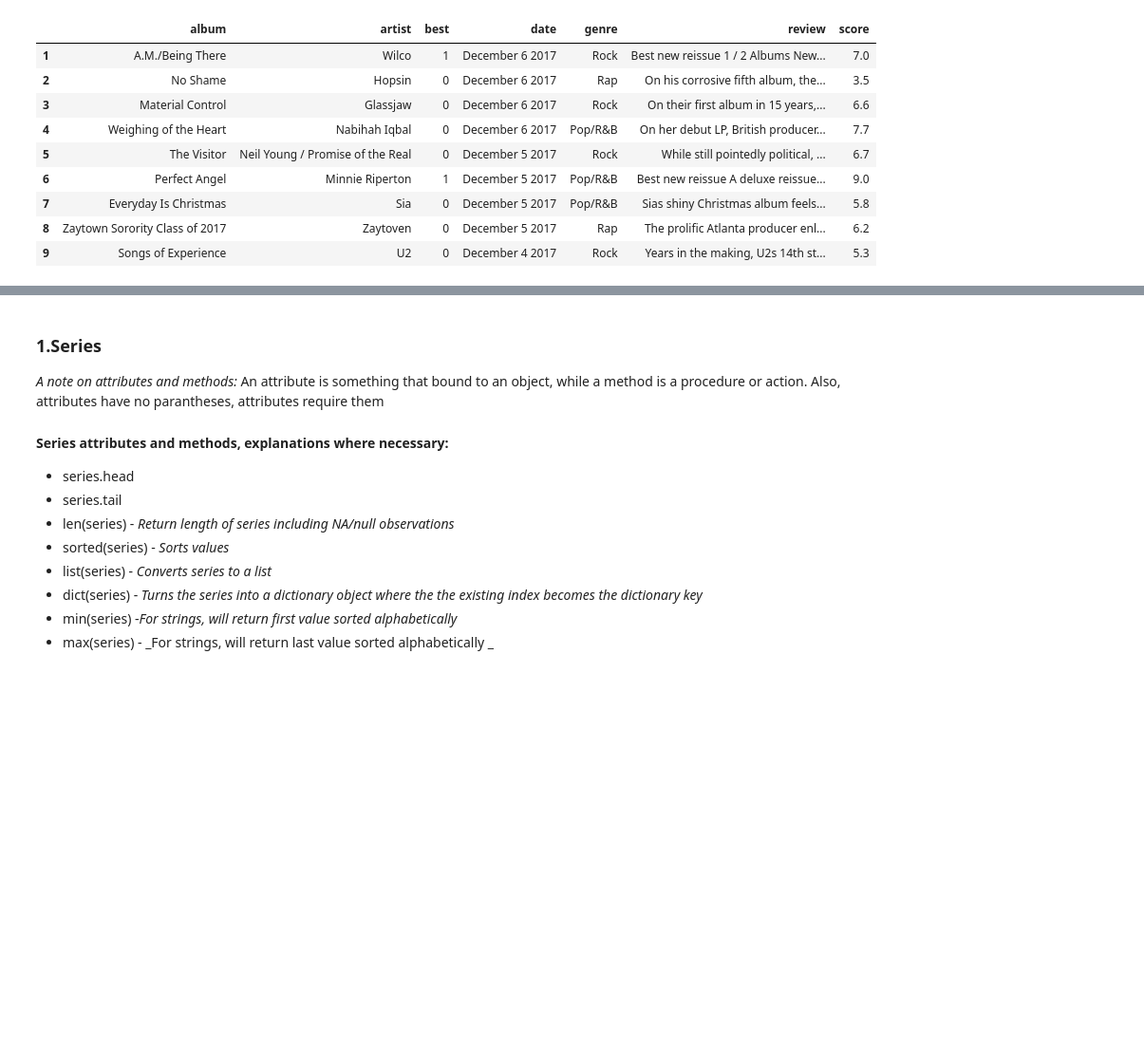
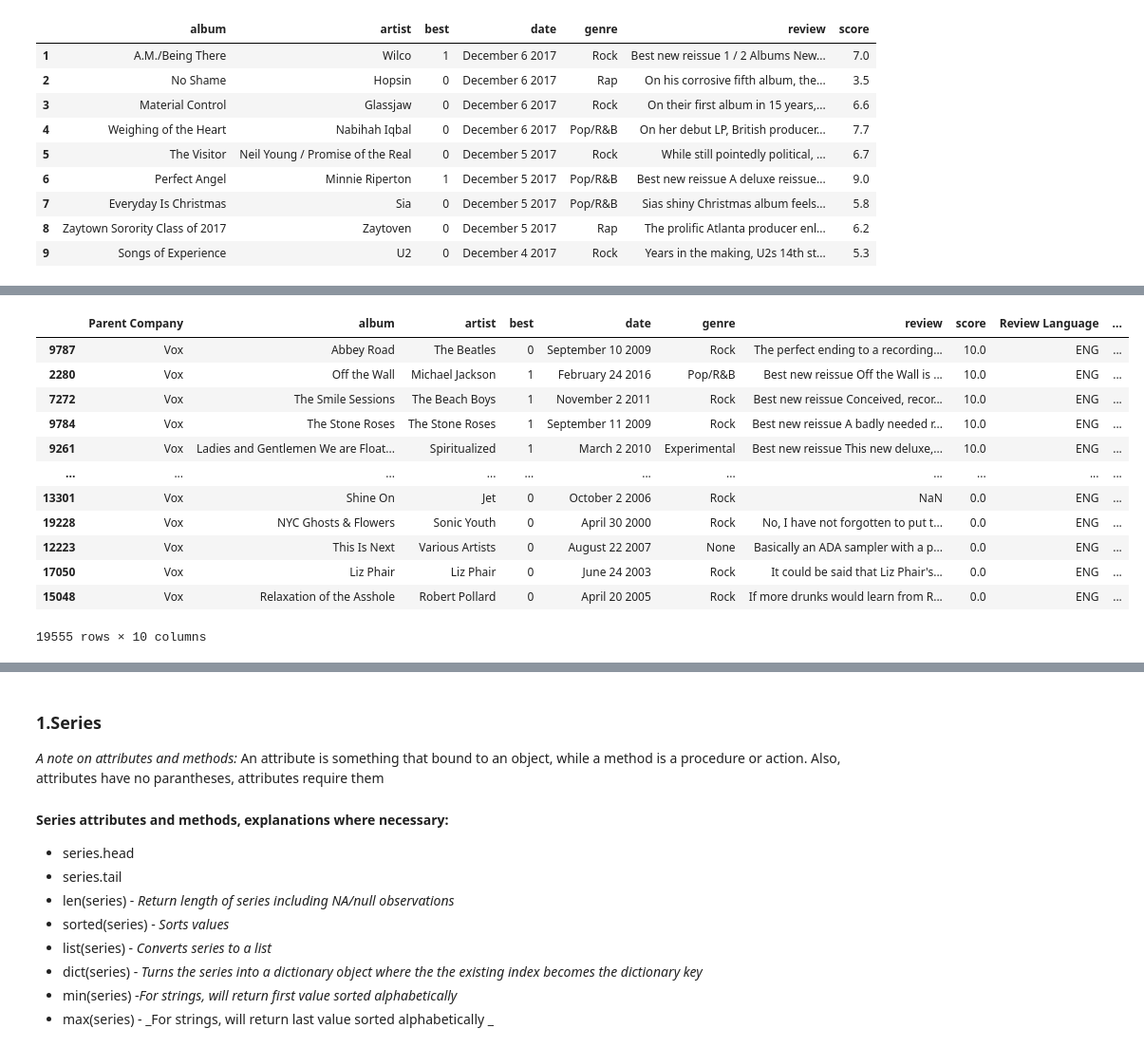
Before and after one commit to rsolter/Udemy-Courses, a Jupyter notebook: Udemy - Data Analysis with Pandas and Python/Summary.ipynb, the cells around one changed output, grey strips where cells are left out. Shown at 95% size. Saved outputs shown, nothing was run; the diff lists cells and outputs as text; code cells hidden in the pictures; blank space fills up the shorter version.

```diff
--- a/Udemy - Data Analysis with Pandas and Python/Summary.ipynb
+++ b/Udemy - Data Analysis with Pandas and Python/Summary.ipynb
@@ -150,0 +279,4 @@ AttributeError: 'float' object has no attribute 'split'
+# %%
+# multiple columns
+p4k.drop(["Review Language","Parent Company","score_rank"], axis="columns",inplace=True)
+p4k
@@ -150,0 +439,5 @@ AttributeError: 'float' object has no attribute 'split'
+# %%
+p4k.sort_values("score",
+               ascending=False, # default is ascending=True
+               na_position="first", # position of na values. options include "first","last"
+               inplace=True) # argument to replace 'p4k' dataframe with sorted output
@@ -150,0 +460,3 @@ AttributeError: 'float' object has no attribute 'split'
+# %%
+p4k.sort_index(inplace=True) # reverting to original dataframe by sorting by index
+p4k
@@ -150,0 +511,18 @@ AttributeError: 'float' object has no attribute 'split'
+# %%
+# Adding score_rank to the dataframe as a new column
+p4k['score_rank']=p4k['score'].rank(method='min',ascending=False)
+p4k.sort_values("score_rank", ascending=True, na_position="first")
+# %% [output]
+|  | Parent Company | album | artist | best | date | genre | review | score | Review Language | ... |
+| 9787 | Vox | Abbey Road | The Beatles | 0 | September 10 2009 | Rock | The perfect ending to a recording... | 10.0 | ENG | ... |
+| 2280 | Vox | Off the Wall | Michael Jackson | 1 | February 24 2016 | Pop/R&B | Best new reissue Off the Wall is ... | 10.0 | ENG | ... |
+| 7272 | Vox | The Smile Sessions | The Beach Boys | 1 | November 2 2011 | Rock | Best new reissue Conceived, recor... | 10.0 | ENG | ... |
+| 9784 | Vox | The Stone Roses | The Stone Roses | 1 | September 11 2009 | Rock | Best new reissue A badly needed r... | 10.0 | ENG | ... |
+| 9261 | Vox | Ladies and Gentlemen We are Float... | Spiritualized | 1 | March 2 2010 | Experimental | Best new reissue This new deluxe,... | 10.0 | ENG | ... |
+| ... | ... | ... | ... | ... | ... | ... | ... | ... | ... | ... |
+| 13301 | Vox | Shine On | Jet | 0 | October 2 2006 | Rock | NaN | 0.0 | ENG | ... |
+| 19228 | Vox | NYC Ghosts & Flowers | Sonic Youth | 0 | April 30 2000 | Rock | No, I have not forgotten to put t... | 0.0 | ENG | ... |
+| 12223 | Vox | This Is Next | Various Artists | 0 | August 22 2007 | None | Basically an ADA sampler with a p... | 0.0 | ENG | ... |
+| 17050 | Vox | Liz Phair | Liz Phair | 0 | June 24 2003 | Rock | It could be said that Liz Phair's... | 0.0 | ENG | ... |
+| 15048 | Vox | Relaxation of the Asshole | Robert Pollard | 0 | April 20 2005 | Rock | If more drunks would learn from R... | 0.0 | ENG | ... |
+19555 rows × 10 columns
```
Also changed, not shown: parts of 68 cells of this notebook, 1 other file.
